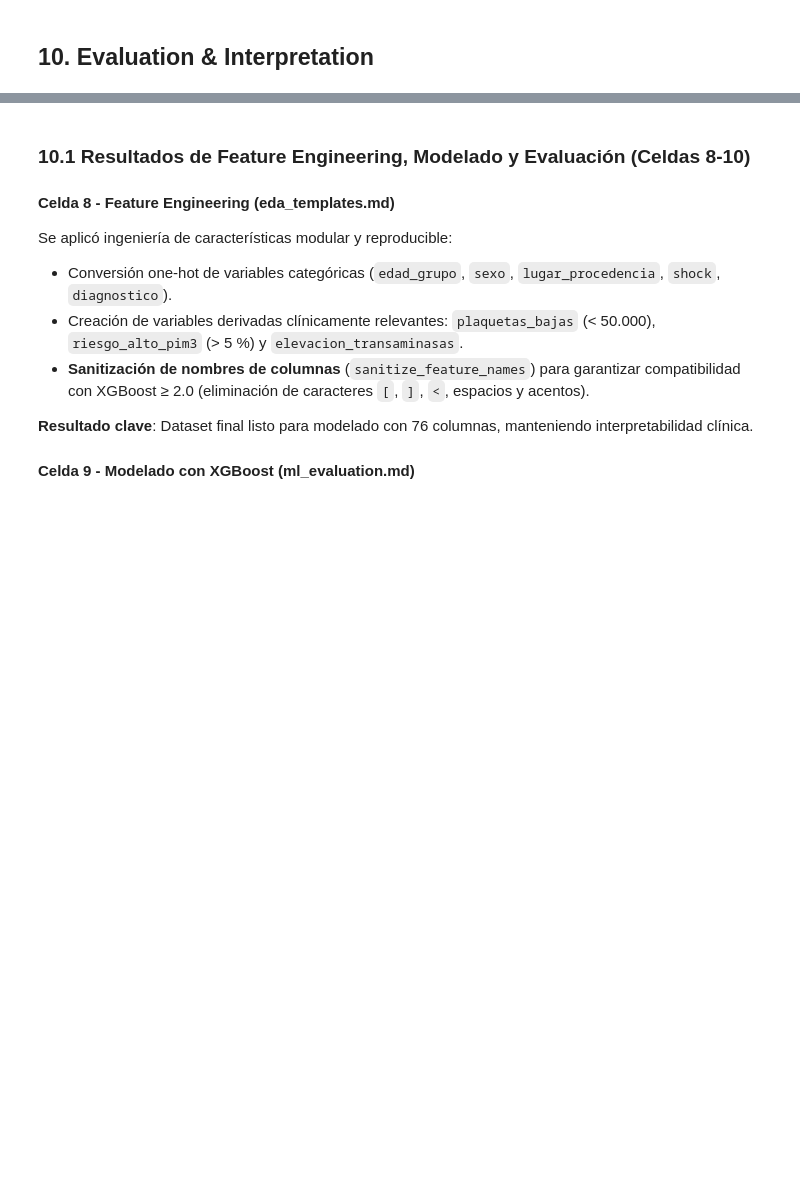
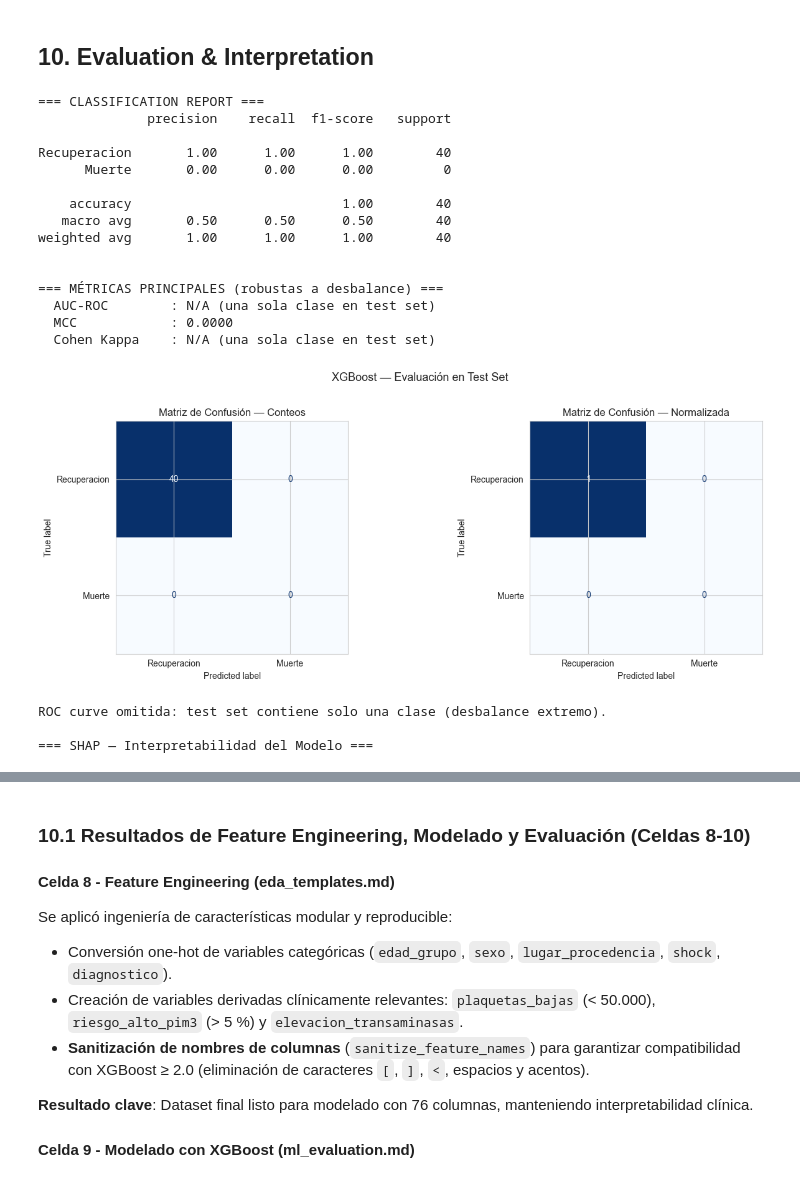
Before and after one commit to JuanjoRestrepo/Dengue-ICU-Pediatric-Analysis, a Jupyter notebook: notebooks/01_dengue_uci_eda_modeling.ipynb, the cells around one changed output, grey strips where cells are left out. Drawn from its saved outputs; the diff is of its cells as text; code cells hidden in the pictures; blank space fills up the shorter version.

```diff
--- a/notebooks/01_dengue_uci_eda_modeling.ipynb
+++ b/notebooks/01_dengue_uci_eda_modeling.ipynb
@@ -1109,14 +1224,16 @@ for k, v in metrics.items():
 fig, axes = plt.subplots(1, 2, figsize=(14, 5))
 
 # Raw counts
-cm = confusion_matrix(y_test, y_pred)
+cm = confusion_matrix(y_test, y_pred, labels=[0, 1])
 ConfusionMatrixDisplay(cm, display_labels=["Recuperacion", "Muerte"]).plot(
     ax=axes[0], cmap="Blues", colorbar=False
 )
 axes[0].set_title("Matriz de Confusión — Conteos")
 
 # Normalized
-cm_norm = cm.astype(float) / cm.sum(axis=1, keepdims=True)
+import numpy as np
+row_sums = cm.astype(float).sum(axis=1, keepdims=True)
+cm_norm = np.divide(cm.astype(float), row_sums, out=np.zeros_like(cm, dtype=float), where=row_sums!=0)
 ConfusionMatrixDisplay(cm_norm, display_labels=["Recuperacion", "Muerte"]).plot(
     ax=axes[1], cmap="Blues", colorbar=False
 )
@@ -1139,30 +1256,50 @@ if not np.isnan(metrics.get("AUC-ROC", float("nan"))):
     plt.tight_layout()
     plt.show()
 else:
     print("ROC curve omitida: test set contiene solo una clase (desbalance extremo).")
 
 # ── SHAP Explainability ───────────────────────────────────────────────────────
 print("\n=== SHAP — Interpretabilidad del Modelo ===")
 # TreeExplainer: algoritmo exacto para árboles (O(TLD)), sin aproximación.
 # Produce valores SHAP aditivos: f(x) = E[f] + Σ φᵢ para cada feature.
 explainer = shap.TreeExplainer(model)
 shap_values = explainer.shap_values(X_test)
 
 # Importancia global (media |SHAP|)
 shap.summary_plot(shap_values, X_test, plot_type="bar", max_display=15, show=False)
 plt.title("Top 15 Features — Importancia Media (|SHAP|)")
 plt.tight_layout()
 plt.show()
 
 # Dirección e intensidad del impacto por feature
 shap.summary_plot(shap_values, X_test, max_display=15, show=False)
 plt.title("SHAP Summary Plot — Impacto y Dirección por Feature")
 plt.tight_layout()
 plt.show()
 
 logger.info(
     "Evaluacion completada. AUC=%.4f | MCC=%.4f | Kappa=%.4f",
     metrics.get("AUC-ROC", float("nan")),
     metrics.get("MCC", float("nan")),
     metrics.get("Cohen Kappa", float("nan")),
 )
+# %% [output]
+=== CLASSIFICATION REPORT ===
+              precision    recall  f1-score   support
+
+Recuperacion       1.00      1.00      1.00        40
+      Muerte       0.00      0.00      0.00         0
+
+    accuracy                           1.00        40
+   macro avg       0.50      0.50      0.50        40
+weighted avg       1.00      1.00      1.00        40
+
+
+=== MÉTRICAS PRINCIPALES (robustas a desbalance) ===
+  AUC-ROC        : N/A (una sola clase en test set)
+  MCC            : 0.0000
+  Cohen Kappa    : N/A (una sola clase en test set)
+[figure, added]
+ROC curve omitida: test set contiene solo una clase (desbalance extremo).
+
+=== SHAP — Interpretabilidad del Modelo ===
```
Also changed, not shown: parts of 11 cells of this notebook, 11 other files.
